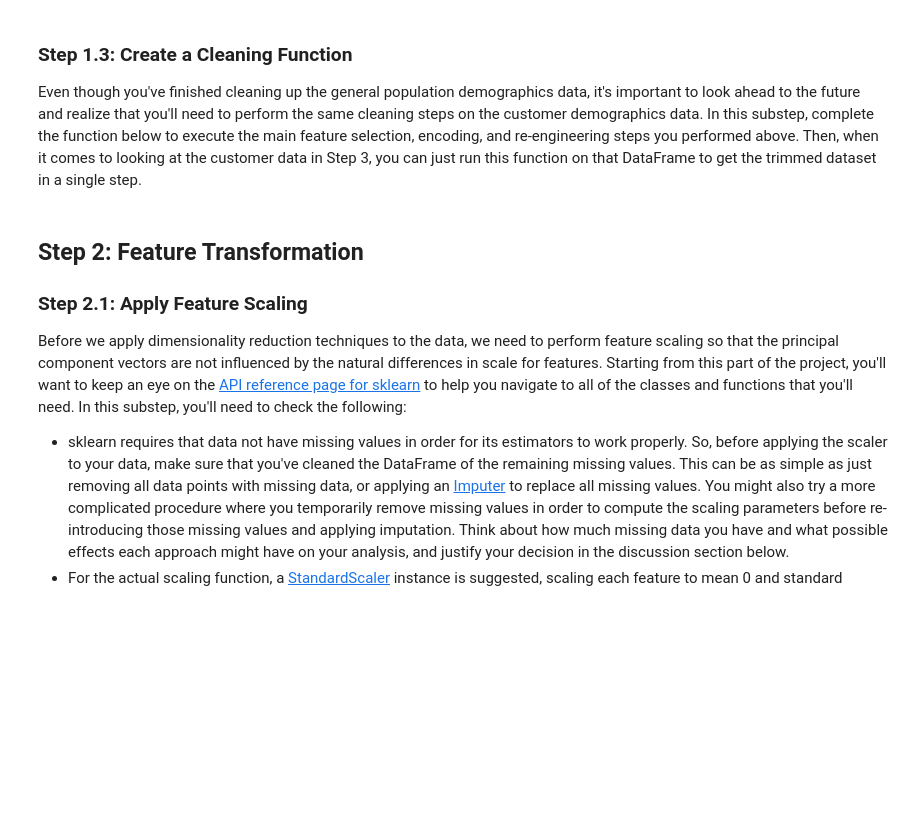
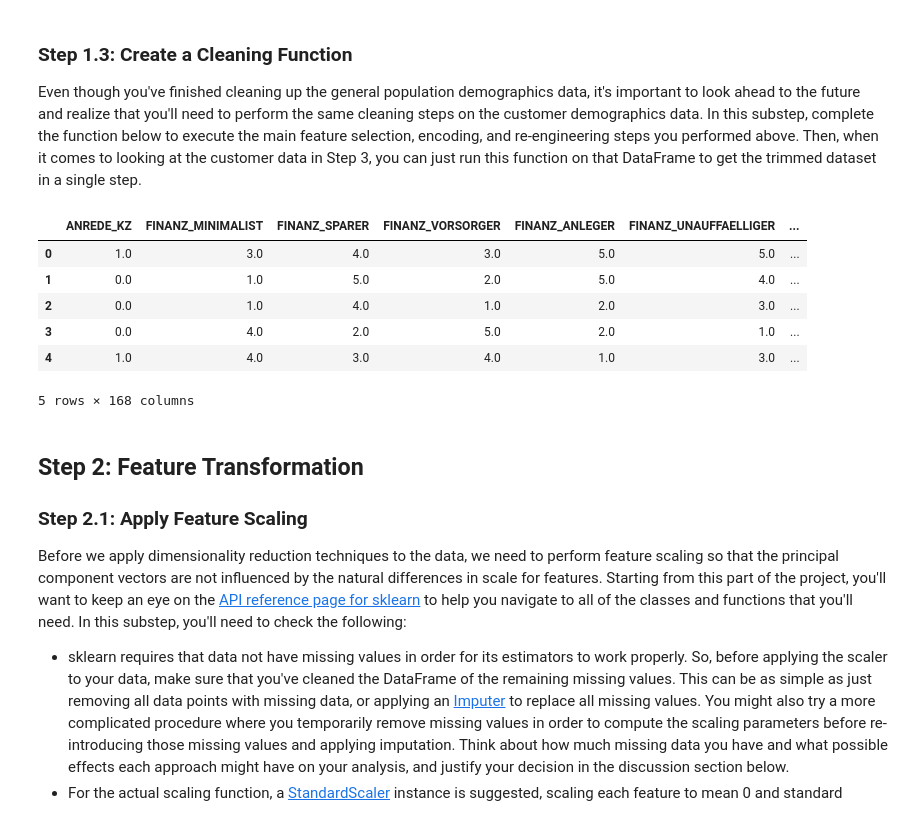
Before and after one commit to hamjahb/identify_customer_segment-_ML_unsupervised, a Jupyter notebook: Identify_Customer_Segments.ipynb, the cells around one changed output. Cells and saved outputs as stored; diff of their text form; code cells hidden in the pictures; blank space fills up the shorter version.

Commit message:
add clean function done step 1

```diff
--- a/Identify_Customer_Segments.ipynb
+++ b/Identify_Customer_Segments.ipynb
@@ -92,14 +92,14 @@ missing_values = missing_split(feat_info["missing_or_unknown"])
 # %%
 # Identify missing or unknown data values and convert them to NaNs.
 def convert_to_NaNs(df):
-    for attribute, missing_values_list in zip(feat_info["attribute"],        missing_values):
+    for attribute, missing_values_list in zip(feat_info["attribute"], missing_values):
         if missing_values_list[0] != "":
             for missing_value in missing_values_list:
                 if missing_value.isnumeric() or missing_value.lstrip('-').isnumeric():
                     missing_value = int(missing_value)
 
-                azdias.loc[azdias[attribute] == missing_value, attribute] = np.nan
-    return azdias
+                df.loc[df[attribute] == missing_value, attribute] = np.nan
+    return df
 # %%
 convert_to_NaNs(azdias)
 # %% [output]
@@ -646,3 +709,16 @@ def clean_data(df):
+# %%
+df_test = pd.read_csv("Udacity_AZDIAS_Subset.csv",sep=';')
+df_test = clean_data(df_test)
+# %%
+df_test.head()
+# %% [output]
+|  | ANREDE_KZ | FINANZ_MINIMALIST | FINANZ_SPARER | FINANZ_VORSORGER | FINANZ_ANLEGER | FINANZ_UNAUFFAELLIGER | ... |
+| 0 | 1.0 | 3.0 | 4.0 | 3.0 | 5.0 | 5.0 | ... |
+| 1 | 0.0 | 1.0 | 5.0 | 2.0 | 5.0 | 4.0 | ... |
+| 2 | 0.0 | 1.0 | 4.0 | 1.0 | 2.0 | 3.0 | ... |
+| 3 | 0.0 | 4.0 | 2.0 | 5.0 | 2.0 | 1.0 | ... |
+| 4 | 1.0 | 4.0 | 3.0 | 4.0 | 1.0 | 3.0 | ... |
+5 rows × 168 columns
 # %% [markdown]
 ## Step 2: Feature Transformation
 
```
Also changed, not shown: parts of 6 cells of this notebook.
